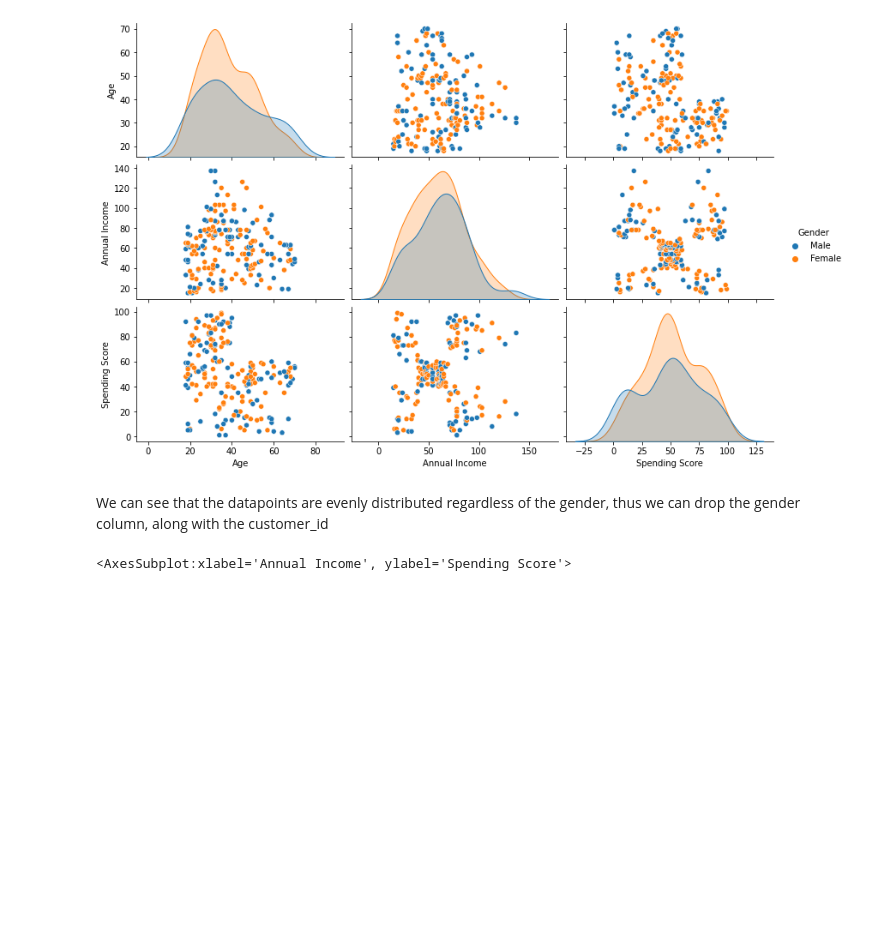
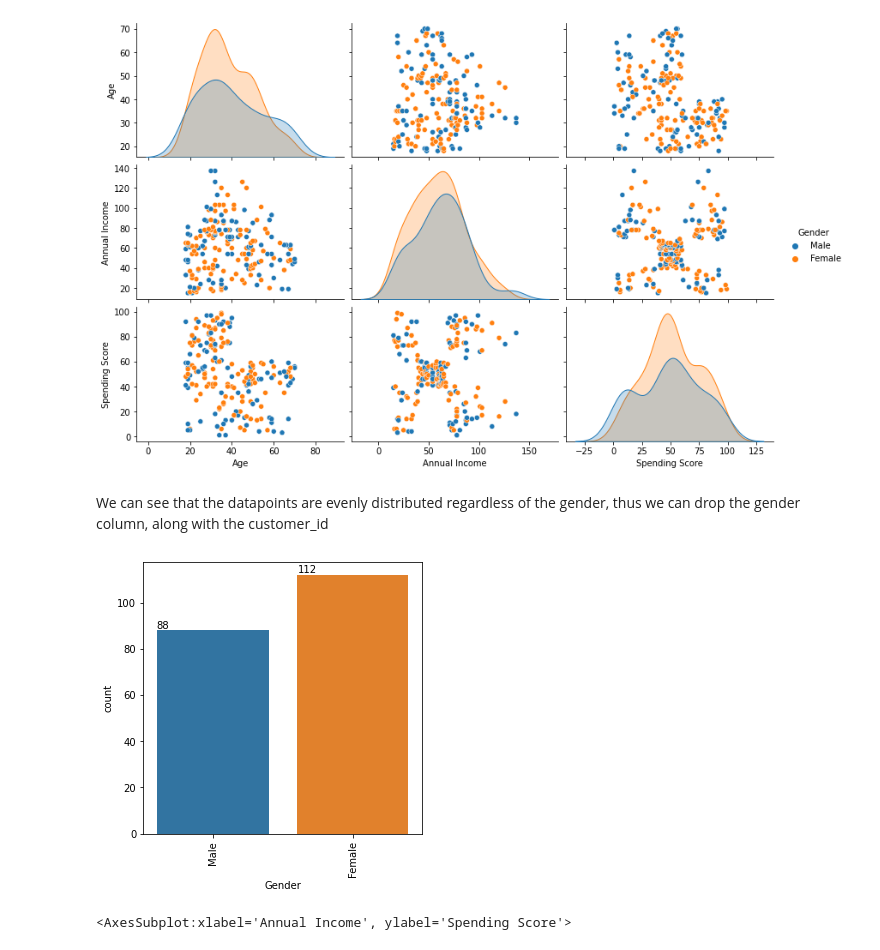
Before and after one commit to Selvakumar13/Mall-customers-clustering, a Jupyter notebook: Mall clustering dataset.ipynb, the cells around one changed output. Cells and saved outputs as stored; diff of their text form; code cells hidden in the pictures; blank space fills up the shorter version.

```diff
--- a/Mall clustering dataset.ipynb
+++ b/Mall clustering dataset.ipynb
@@ -57,6 +57,17 @@ plt.show()
 # %% [markdown]
 We can see that the datapoints are evenly distributed regardless of the gender,
 thus we can drop the gender column, along with the customer_id
+# %%
+#Analysis on the basis of Gender
+plt.figure(figsize = (5,5))
+gender = data['Gender'].sort_values(ascending = False)
+ax = sns.countplot(x='Gender', data= data)
+for p in ax.patches:
+    ax.annotate(str(p.get_height()), (p.get_x() * 1.01 , p.get_height() * 1.01))
+plt.xticks(rotation=90)
+plt.show()
+# %% [output]
+[figure, added]
 # %%
 #dropping Customer ID and Gender
 x=data.drop(['CustomerID','Gender'],axis=1)
```
Also changed, not shown: parts of 23 cells of this notebook.
